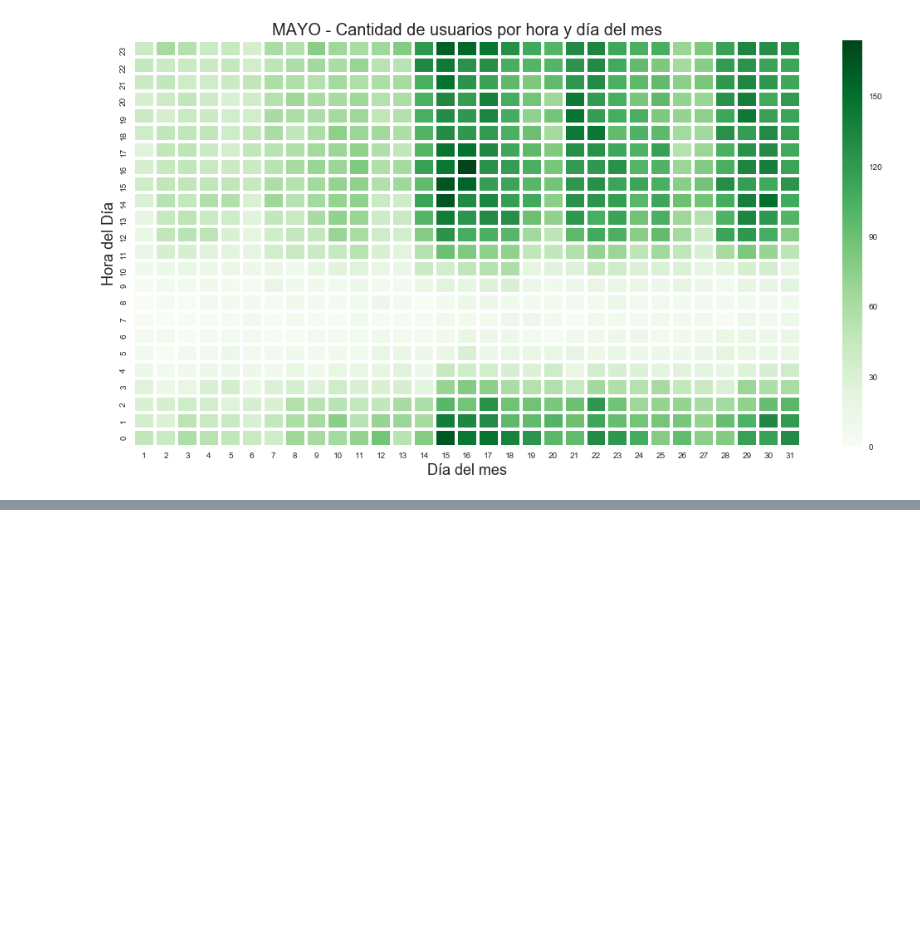
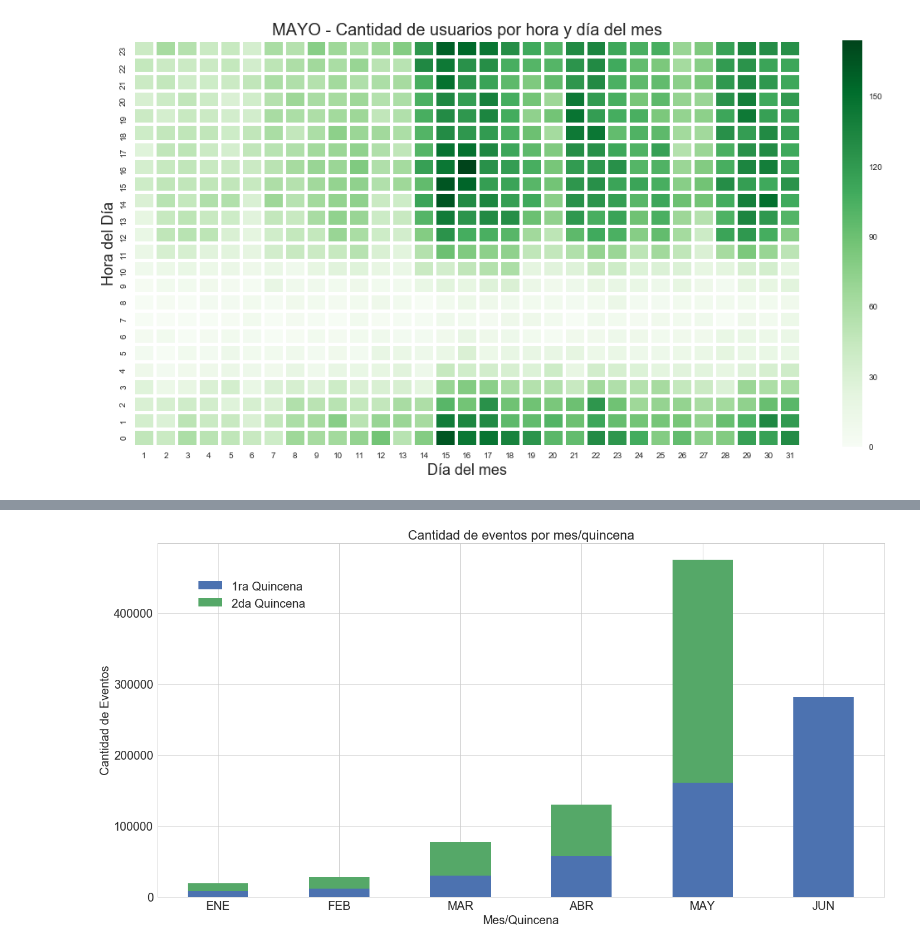
Before and after one commit to jowisaidman/tp1_analisis_exploratorio, a Jupyter notebook: Notebooks/Mateo/Resumen/trafico_analisis.ipynb, the cells around one changed output, grey strips where cells are left out. Saved outputs shown, nothing was run; the diff lists cells and outputs as text; code cells hidden in the pictures; blank space fills up the shorter version.

```diff
--- a/Notebooks/Mateo/Resumen/trafico_analisis.ipynb
+++ b/Notebooks/Mateo/Resumen/trafico_analisis.ipynb
@@ -179,0 +195,4 @@ plt.savefig('img/heatmap_users_hour_monthday_may.png')
+# %%
+plot_fortnight(all_by_fortnight,stacked=True,title='Cantidad de eventos por mes/quincena',y='Cantidad de Eventos',filename='eventos')
+# %% [output]
+[figure, added]
```
Also changed, not shown: parts of 28 cells of this notebook, 18 other files.
